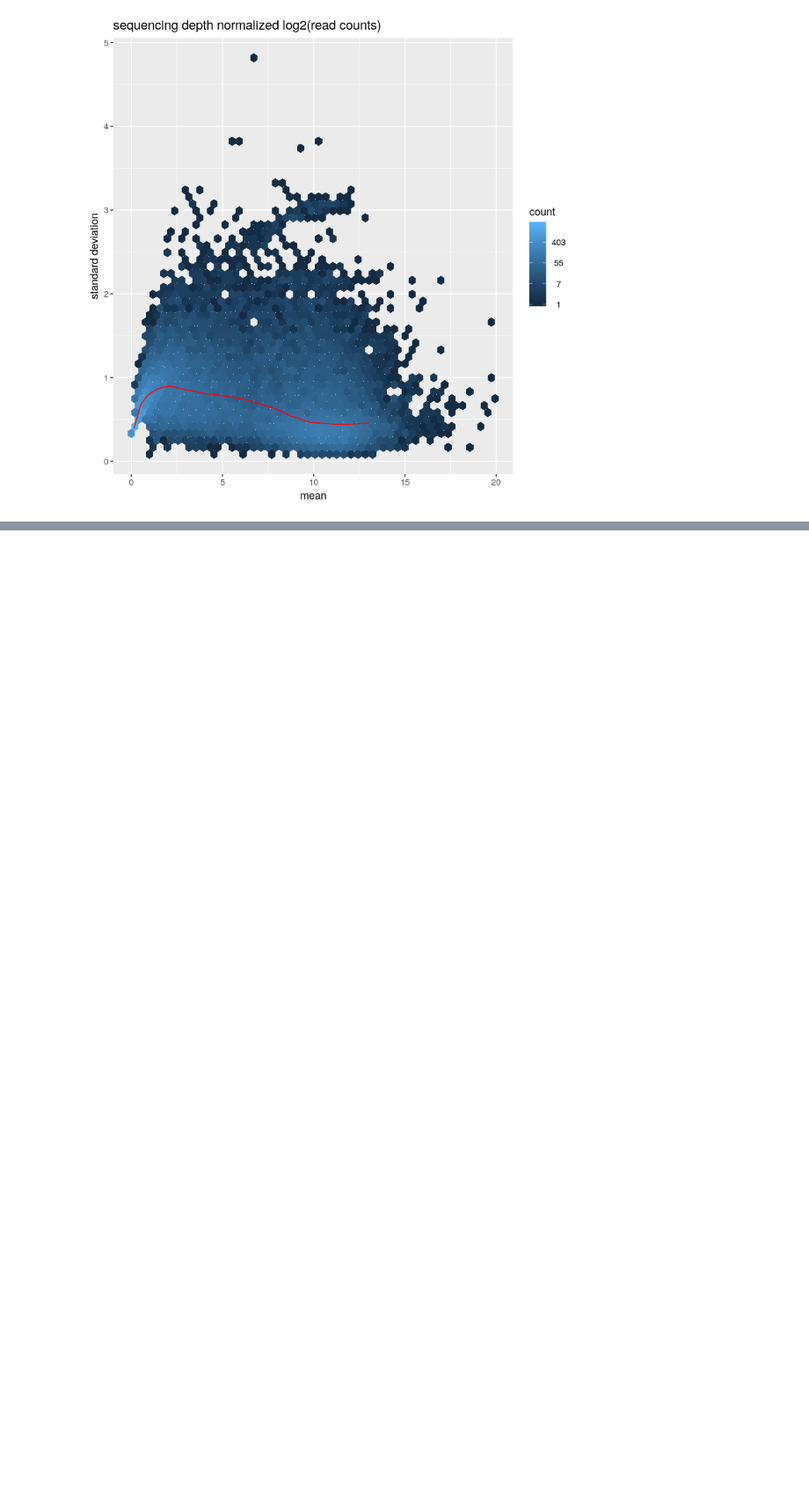
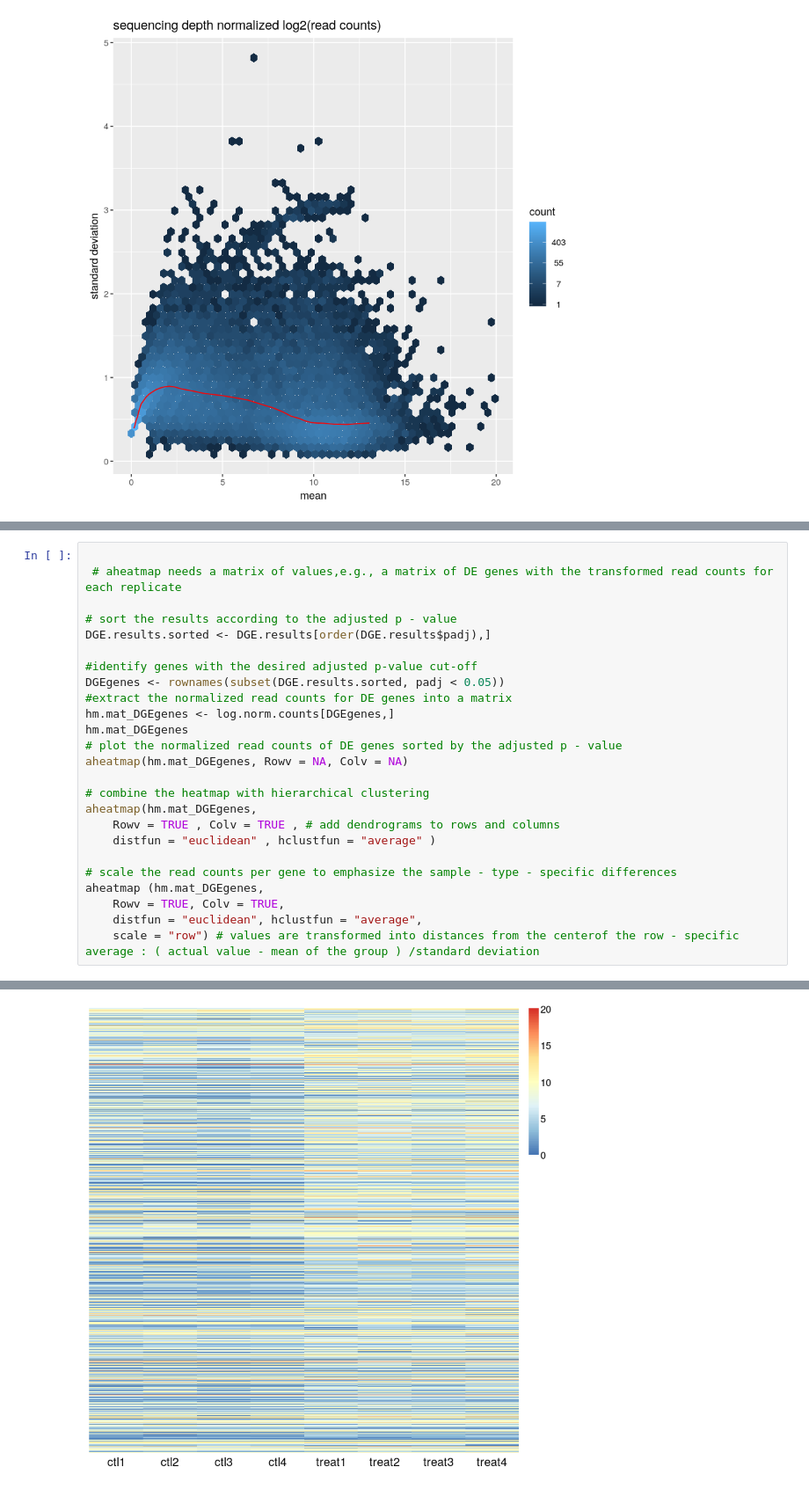
Before and after one commit to Sophia-art/EukaryoticTranscriptomics, a Jupyter notebook: PCA.ipynb, the cells around one changed output, grey strips where cells are left out. Shown at 88% size. Drawn from its saved outputs; the diff is of its cells as text; blank space fills up the shorter version.

```diff
--- a/PCA.ipynb
+++ b/PCA.ipynb
@@ -249,0 +382,26 @@ legend(50,40, legend = colData(DESeq.ds)[,1], col = colData(DESeq.ds)[,1], fill
+# %%
+
+ # aheatmap needs a matrix of values,e.g., a matrix of DE genes with the transformed read counts for each replicate
+
+# sort the results according to the adjusted p - value
+DGE.results.sorted <- DGE.results[order(DGE.results$padj),]
+
+#identify genes with the desired adjusted p-value cut-off
+DGEgenes <- rownames(subset(DGE.results.sorted, padj < 0.05))
+#extract the normalized read counts for DE genes into a matrix
+hm.mat_DGEgenes <- log.norm.counts[DGEgenes,]
+hm.mat_DGEgenes
+# plot the normalized read counts of DE genes sorted by the adjusted p - value
+aheatmap(hm.mat_DGEgenes, Rowv = NA, Colv = NA)
+
+# combine the heatmap with hierarchical clustering
+aheatmap(hm.mat_DGEgenes,
+    Rowv = TRUE , Colv = TRUE , # add dendrograms to rows and columns
+    distfun = "euclidean" , hclustfun = "average" )
+
+# scale the read counts per gene to emphasize the sample - type - specific differences
+aheatmap (hm.mat_DGEgenes,
+    Rowv = TRUE, Colv = TRUE,
+    distfun = "euclidean", hclustfun = "average",
+    scale = "row") # values are transformed into distances from the centerof the row - specific average : ( actual value - mean of the group ) /standard deviation
+# %% [output]
@@ -249,0 +425 @@ legend(50,40, legend = colData(DESeq.ds)[,1], col = colData(DESeq.ds)[,1], fill
+[figure, added]
```
Also changed, not shown: parts of 17 cells of this notebook.
